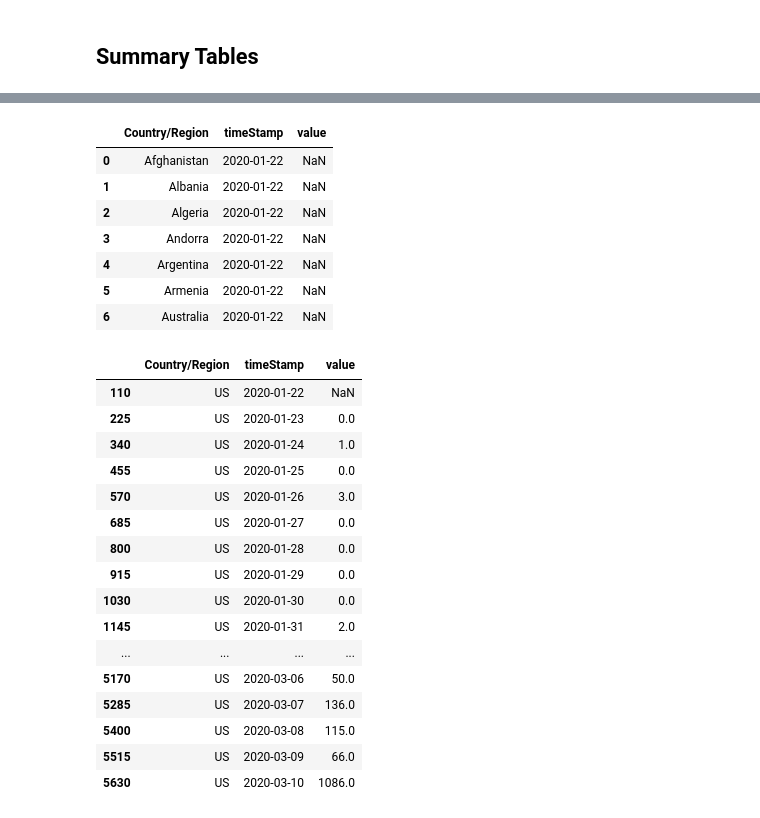
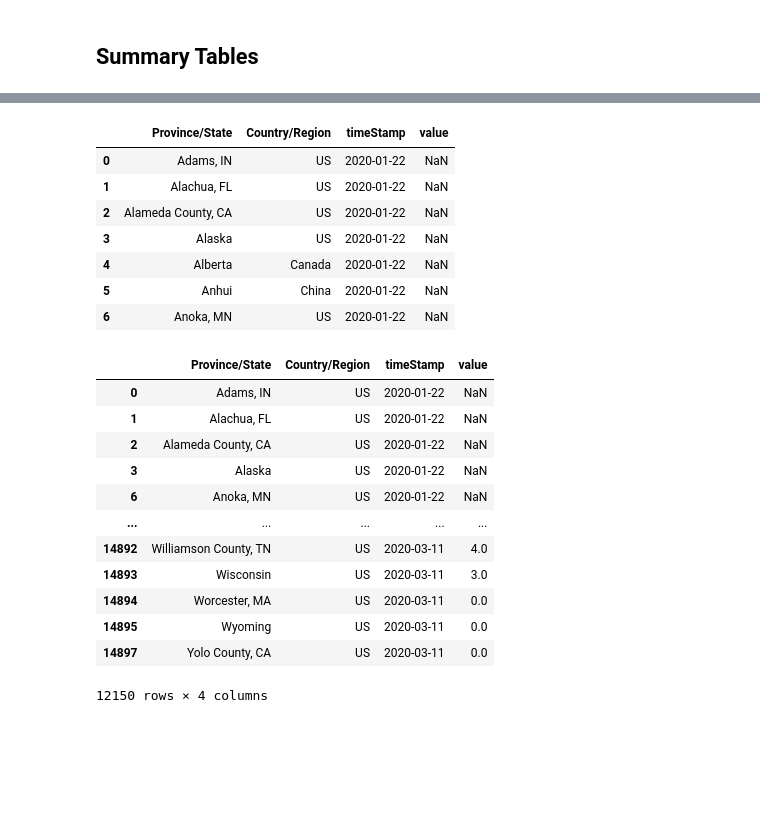
Before and after one commit to mchirico/COVID-19, a Jupyter notebook: COVID_19.ipynb, the cells around one changed output, grey strips where cells are left out. Saved outputs shown, nothing was run; the diff lists cells and outputs as text; code cells hidden in the pictures; blank space fills up the shorter version.

```diff
--- a/COVID_19.ipynb
+++ b/COVID_19.ipynb
@@ -191,0 +169,17 @@ t[t['Country/Region']=='US']
+# %%
+# We both 'Province/State', 'Country/Region'
+# Careful, data counted twice
+n=pd.pivot_table(m, values='value', index=['Province/State', 'Country/Region', 'Lat', 'Long'],
+                    columns=['timeStamp'], aggfunc=np.sum)
+nsc=pd.pivot_table(m, values='value', index=['Province/State','Country/Region'],
+                    columns=['timeStamp'], aggfunc=np.sum)
+nsc = nsc.diff(axis=1)
+nsc=nsc.reset_index()
+
+nsc[nsc['Country/Region']=='US'].head()
+t = pd.pivot_table(m, values='value', index=['Province/State', 'Country/Region'],
+                    columns=['timeStamp'], aggfunc=np.sum)
+t = t.reset_index()
+t[t['Country/Region']=='US']
+
+nsc
@@ -227,32 +235,28 @@ ns[ns['Country/Region']=='US']
 # %%
-nm=pd.melt(ns, id_vars=['Country/Region'], value_vars=ns.columns[1::])
+nm=pd.melt(nsc, id_vars=['Province/State','Country/Region'], value_vars=ns.columns[1::])
 nm.head(7)
 # %% [output]
-|  | Country/Region | timeStamp | value |
-| 0 | Afghanistan | 2020-01-22 | NaN |
-| 1 | Albania | 2020-01-22 | NaN |
-| 2 | Algeria | 2020-01-22 | NaN |
-| 3 | Andorra | 2020-01-22 | NaN |
-| 4 | Argentina | 2020-01-22 | NaN |
-| 5 | Armenia | 2020-01-22 | NaN |
-| 6 | Australia | 2020-01-22 | NaN |
+|  | Province/State | Country/Region | timeStamp | value |
+| 0 | Adams, IN | US | 2020-01-22 | NaN |
+| 1 | Alachua, FL | US | 2020-01-22 | NaN |
+| 2 | Alameda County, CA | US | 2020-01-22 | NaN |
+| 3 | Alaska | US | 2020-01-22 | NaN |
+| 4 | Alberta | Canada | 2020-01-22 | NaN |
+| 5 | Anhui | China | 2020-01-22 | NaN |
+| 6 | Anoka, MN | US | 2020-01-22 | NaN |
 # %%
 nm[nm['Country/Region']=='US']
 # %% [output]
-|  | Country/Region | timeStamp | value |
-| 110 | US | 2020-01-22 | NaN |
-| 225 | US | 2020-01-23 | 0.0 |
-| 340 | US | 2020-01-24 | 1.0 |
-| 455 | US | 2020-01-25 | 0.0 |
-| 570 | US | 2020-01-26 | 3.0 |
-| 685 | US | 2020-01-27 | 0.0 |
-| 800 | US | 2020-01-28 | 0.0 |
-| 915 | US | 2020-01-29 | 0.0 |
-| 1030 | US | 2020-01-30 | 0.0 |
-| 1145 | US | 2020-01-31 | 2.0 |
-| ... | ... | ... | ... |
-| 5170 | US | 2020-03-06 | 50.0 |
-| 5285 | US | 2020-03-07 | 136.0 |
-| 5400 | US | 2020-03-08 | 115.0 |
-| 5515 | US | 2020-03-09 | 66.0 |
-| 5630 | US | 2020-03-10 | 1086.0 |
+|  | Province/State | Country/Region | timeStamp | value |
+| 0 | Adams, IN | US | 2020-01-22 | NaN |
+| 1 | Alachua, FL | US | 2020-01-22 | NaN |
+| 2 | Alameda County, CA | US | 2020-01-22 | NaN |
+| 3 | Alaska | US | 2020-01-22 | NaN |
+| 6 | Anoka, MN | US | 2020-01-22 | NaN |
+| ... | ... | ... | ... | ... |
+| 14892 | Williamson County, TN | US | 2020-03-11 | 4.0 |
+| 14893 | Wisconsin | US | 2020-03-11 | 3.0 |
+| 14894 | Worcester, MA | US | 2020-03-11 | 0.0 |
+| 14895 | Wyoming | US | 2020-03-11 | 0.0 |
+| 14897 | Yolo County, CA | US | 2020-03-11 | 0.0 |
+12150 rows × 4 columns
```
Also changed, not shown: parts of 16 cells of this notebook.
